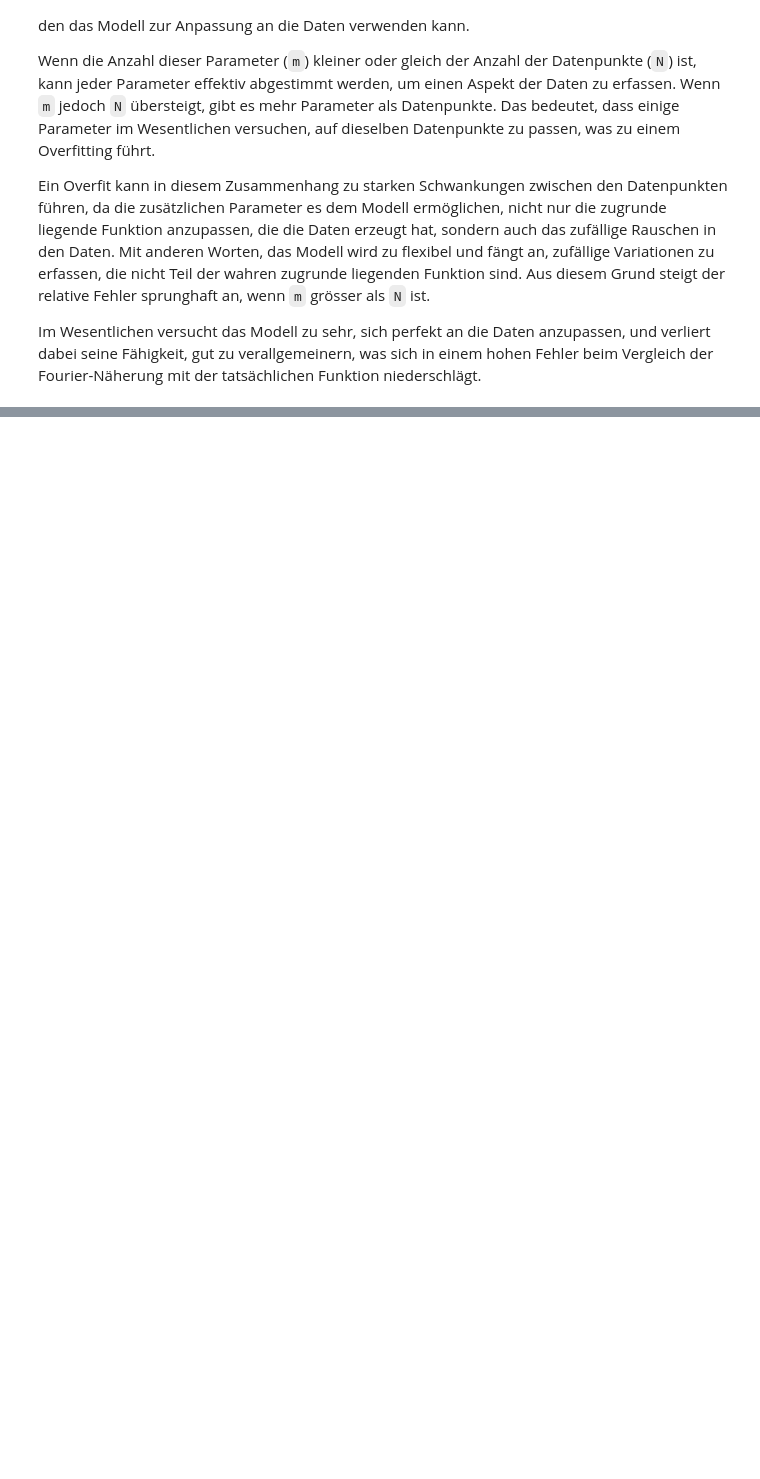
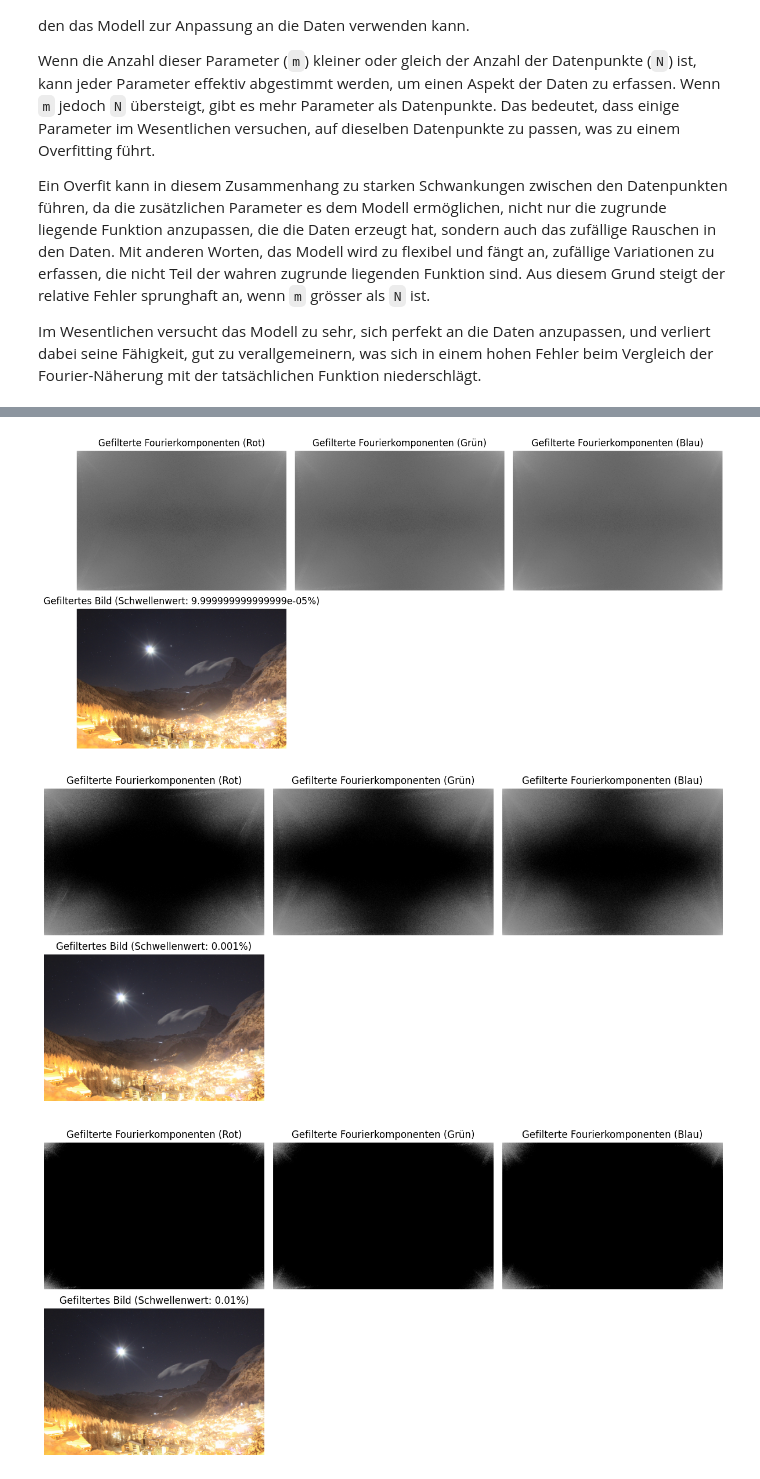
Before and after one commit to iamekerb/vta-MC, a Jupyter notebook: vta_mc2.ipynb, the cells around one changed output, grey strips where cells are left out. Saved outputs shown, nothing was run; the diff lists cells and outputs as text; code cells hidden in the pictures; blank space fills up the shorter version.

```diff
--- a/vta_mc2.ipynb
+++ b/vta_mc2.ipynb
@@ -323,0 +370,63 @@ Im Wesentlichen versucht das Modell zu sehr, sich perfekt an die Daten anzupasse
+# %%
+# Schwellenwerte in Prozent der maximalen Amplitude
+thresholds = [0.000001, 0.00001, 0.0001, 0.001, 0.01, 0.1]
+# Berechnung der maximalen Amplitude für den Grünkanal
+max_amplitude_g = np.max(F_magnitude_g)
+# Berechnung der maximalen Amplitude für den Grünkanal
+max_amplitude_r = np.max(F_magnitude_r)
+# Berechnung der maximalen Amplitude für den Grünkanal
+max_amplitude_b = np.max(F_magnitude_b)
+
+# Iteration über die verschiedenen Schwellenwerte
+for threshold in thresholds:
+    # Schwellenwert in Bezug auf die maximale Amplitude für jeden Kanal
+    threshold_value_r = threshold * max_amplitude_r
+    threshold_value_g = threshold * max_amplitude_g
+    threshold_value_b = threshold * max_amplitude_b
+
+    # Fourier-Komponenten unter dem Schwellenwert auf 0 setzen
+    F_filtered_r = F_r.copy()
+    F_filtered_g = F_g.copy()
+    F_filtered_b = F_b.copy()
+
+    F_filtered_r[F_magnitude_r < threshold_value_r] = 0
+    F_filtered_g[F_magnitude_g < threshold_value_g] = 0
+    F_filtered_b[F_magnitude_b < threshold_value_b] = 0
+
+    # Inverse Fourier-Transformation für jeden Kanal durchführen
+    image_filtered_r = ifft2(F_filtered_r).real
+    image_filtered_g = ifft2(F_filtered_g).real
+    image_filtered_b = ifft2(F_filtered_b).real
+
+    # Zusammenführen der gefilterten Bilder zu einem Bild
+    image_filtered = np.stack((image_filtered_r, image_filtered_g, image_filtered_b), axis=-1)
+
+    # Darstellung der gefilterten Fourierkomponenten
+    plt.figure(figsize=(12, 6))
+    plt.subplot(2, 3, 1)
+    plt.imshow(np.log(1 + np.abs(F_filtered_r)), cmap='gray')
+    plt.title('Gefilterte Fourierkomponenten (Rot)')
+    plt.axis('off')
+
+    plt.subplot(2, 3, 2)
+    plt.imshow(np.log(1 + np.abs(F_filtered_g)), cmap='gray')
+    plt.title('Gefilterte Fourierkomponenten (Grün)')
+    plt.axis('off')
+
+    plt.subplot(2, 3, 3)
+    plt.imshow(np.log(1 + np.abs(F_filtered_b)), cmap='gray')
+    plt.title('Gefilterte Fourierkomponenten (Blau)')
+    plt.axis('off')
+
+    # Darstellung des resultierenden Bildes
+    plt.subplot(2, 3, 4)
+    plt.imshow(np.clip(image_filtered, 0, 255).astype(np.uint8))
+    plt.title(f'Gefiltertes Bild (Schwellenwert: {threshold*100}%)')
+    plt.axis('off')
+
+    plt.tight_layout()
+    plt.show()
+# %% [output]
+[figure, added]
+[figure, added]
+[figure, added]
```
Also changed, not shown: parts of 4 cells of this notebook, 2 other files.
